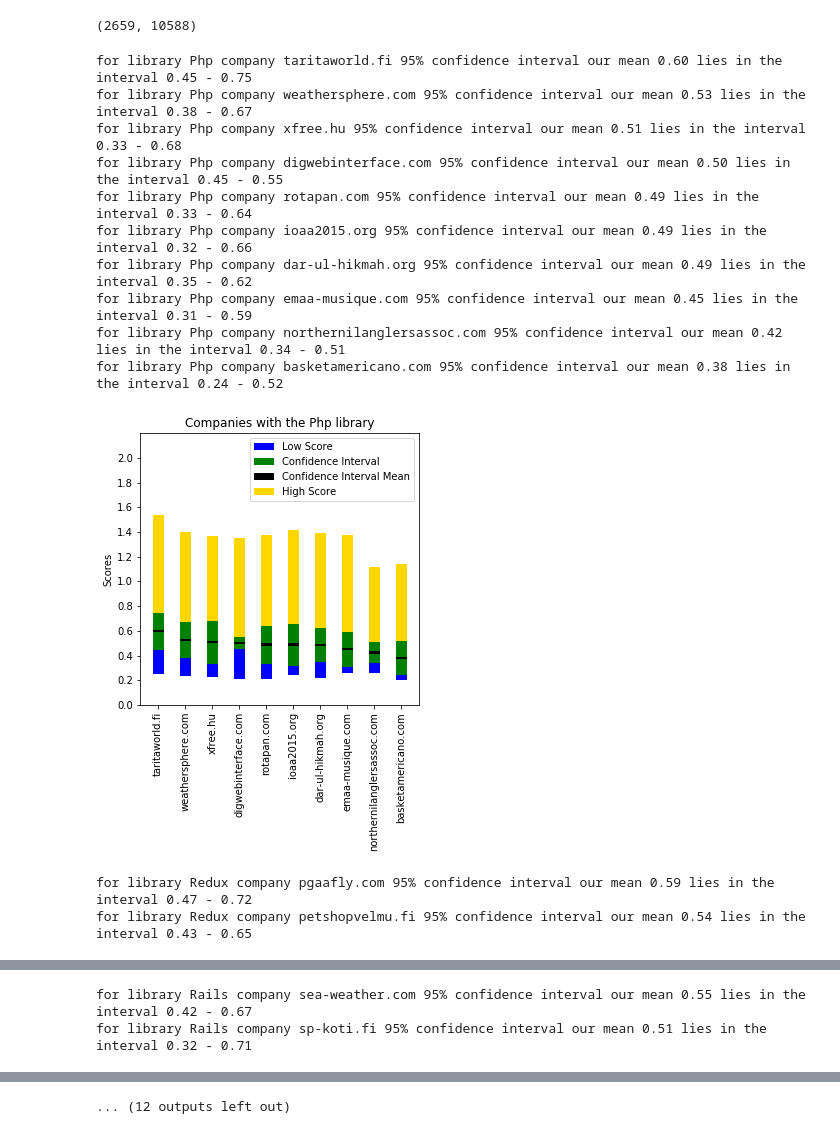
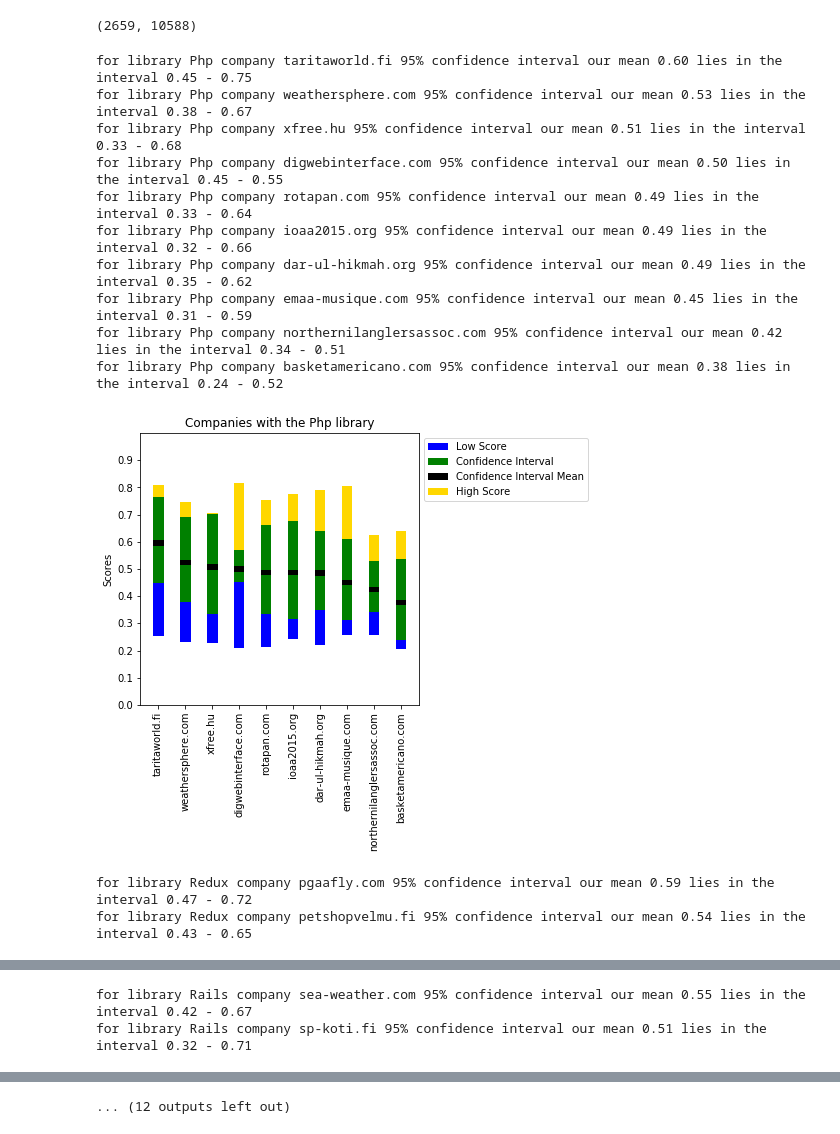
Before and after one commit to invegat/personal_project_week_5, a Jupyter notebook: site_jobs.ipynb, the cells around one changed output, grey strips where cells are left out. Saved outputs shown, nothing was run; the diff lists cells and outputs as text; code cells hidden in the pictures.

Commit message:
fixed plt.bar charts
value from absolute value to size
bottom from relative value to absolute value

```diff
--- a/site_jobs.ipynb
+++ b/site_jobs.ipynb
@@ -343,22 +344,22 @@ def printChart(c, data):
     n = len(data)
     plt.figure(figsize=(max(n / 5, 5), 5))
     data_order = [
-        'min_score', 'low', 'mean_low', 'mean_high', 'high', 'max_score'
+        'min_score','below_ci', 'ci_half_l', 'mean', 'ci_half_h', 'max_score'
     ]
     for _,r in df.iterrows():
-      assert(notdecreasing([r['min_score'],r['low'],r['mean_low'],r['mean_high'],r['high'],r['max_score'] ])), "decreasing"
+      # assert(notdecreasing([r['min_score'],r['low'],r['mean_low'],r['mean_high'],r['high'],r['max_score'] ])), "decreasing"
       assert(r.max_score <= 1),"max_score > 1"
-    colors = [None, "b", 'g', 'black', "g", "gold"]
+    colors = [None, "b","g",'black','g', "gold"]
     #   values = np.array([[d[name] for name in data_order] for d in data])
     order = np.array(data_order)
     ind = np.arange(n)  # the x locations for the groups
     bottom = np.array(df['min_score'])
     width = 0.4
     name_dict = {
-        'low': 'Low Score',
-        'mean_low': 'Confidence Interval',
-        'mean_high': 'Confidence Interval Mean',
-        'high': None,
+        'below_ci': 'Low Score',
+        'ci_half_l': 'Confidence Interval',
+        'mean': 'Confidence Interval Mean',
+        'ci_half_h': None,
         'max_score': 'High Score'
     }
 
@@ -366,6 +367,7 @@ def printChart(c, data):
         value = np.array(df[name])
         assert(value.max() <= 1), "value > 1"
         assert(value.min() >= 0), "value < 0"
+        # print(f"bottom: {bottom[0]} value: {value[0]}")
         # p1 = plt.bar(ind, value, width, color=color, bottom = bottom, label=name_dict[name], alpha=(1 if name == 'mean_low' else 0.5))
         p1 = plt.bar(
             ind,
@@ -374,7 +376,7 @@ def printChart(c, data):
             color=color,
             bottom=bottom,
             label=name_dict[name])
-        bottom = value
+        bottom += value
         # print(f'name: {name} color: {color} value: {value}')
     #plt.bar(ind,np.array(df.mean_high),width, color='black', bottom=np.array(df.mean_low), label = 'Mean')
 
@@ -390,8 +392,8 @@ def printChart(c, data):
     #   start, end = plt.yaxis
     #   plt.yaxis.set_major_locator(ticker.MultipleLocator((end - start) / 10))
     axes = plt.gca()
-    axes.set_ylim([0, 2.2])
-    plt.yticks(np.arange(0, 2.2, .2))
+    axes.set_ylim([0, 1])
+    plt.yticks(np.arange(0, 1, .1))
     #   plt.subplots_adjust(right=0.85)
 
     plt.show()
@@ -429,41 +431,49 @@ for columns, title in [
     for _,r in rows.iterrows():
         ratings = np.array([])
         for c in df.columns[1:]:
             if r[c] == 1:
                 ratings = np.append(ratings,rating_dict[c.strip()])
                 assert(rating_dict[c.strip()] <= 1), "random.random > 1"
         assert(ratings.max() <= 1),"random.random > 1?"
         assert(ratings.min() >= 0),"random.random < 0"
         ci = confidence_interval(ratings)
+
+        min_score = ratings.min()
+        below_ci = max(ci[1] - min_score,0)
+        ci_l = (ci[2] - ci[1])
+        ci_half_l = ci[0] - ci[1] - half_mean_height
+        ci_half_h = ci_l - ci_half_l
+        mean = 2 * half_mean_height
+        max_score = max(ratings.max() - ci[2], 0)
         cis.append({
             'ci': ci,
             title: title,
             'url': r.url,
-            'min_score': min(ratings.min(),ci[1]) - 0.001, # iff ci low is below min score suppress min score bar
-            'max_score': 0.001 + max(ratings.max(),ci[2]), # iff ci high is above max score suppress max score bar
-            'mean_low': ci[0] - half_mean_height,
-            'mean_high': ci[0] + half_mean_height,
-            'low': ci[1],
-            'high': ci[2]
+            'min_score': min_score,
+            'below_ci': below_ci,
+            'ci_half_l': ci_half_l,
+            'mean': mean,
+            'ci_half_h': ci_half_h,
+            'max_score': max_score
         })
     if len(cis) > 0:
-      cis = sorted(cis, key=lambda v: v['mean_low'], reverse=True)
+      cis = sorted(cis, key=lambda v: v['ci'][0], reverse=True)
       for _ci in cis:
-        assert(_ci['max_score'] <= 1),"max_score > 1"
+#         assert(_ci['max_score'] <= 1),"max_score > 1"
         # assert((_ci['max_score'] <= 1) or (_ci['max_score'] == _ci['high'])),"max_score > 1"
         print(f"for library {title} company {_ci['url']} 95% confidence interval {report_confidence_interval(_ci['ci'])}")
       printChart(title,cis)
 # %% [output]
 for library Php company taritaworld.fi 95% confidence interval our mean 0.60 lies in the interval 0.45 - 0.75
 for library Php company weathersphere.com 95% confidence interval our mean 0.53 lies in the interval 0.38 - 0.67
 for library Php company xfree.hu 95% confidence interval our mean 0.51 lies in the interval 0.33 - 0.68
 for library Php company digwebinterface.com 95% confidence interval our mean 0.50 lies in the interval 0.45 - 0.55
 for library Php company rotapan.com 95% confidence interval our mean 0.49 lies in the interval 0.33 - 0.64
 for library Php company ioaa2015.org 95% confidence interval our mean 0.49 lies in the interval 0.32 - 0.66
 for library Php company dar-ul-hikmah.org 95% confidence interval our mean 0.49 lies in the interval 0.35 - 0.62
 for library Php company emaa-musique.com 95% confidence interval our mean 0.45 lies in the interval 0.31 - 0.59
 for library Php company northernilanglersassoc.com 95% confidence interval our mean 0.42 lies in the interval 0.34 - 0.51
 for library Php company basketamericano.com 95% confidence interval our mean 0.38 lies in the interval 0.24 - 0.52
-[figure, old version]
+[figure, new version]
 for library Redux company pgaafly.com 95% confidence interval our mean 0.59 lies in the interval 0.47 - 0.72
 for library Redux company petshopvelmu.fi 95% confidence interval our mean 0.54 lies in the interval 0.43 - 0.65
```
Also changed, not shown: parts of 4 cells of this notebook.
